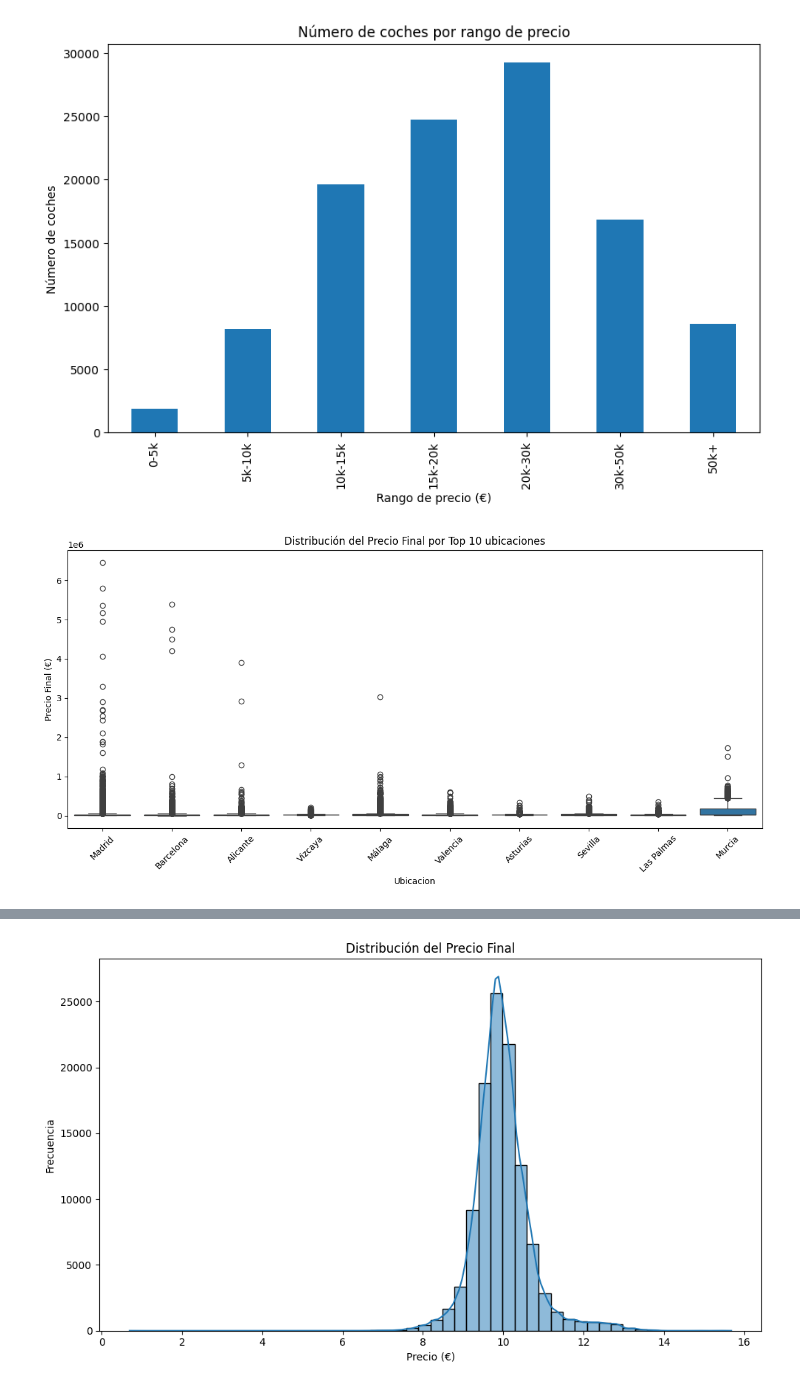
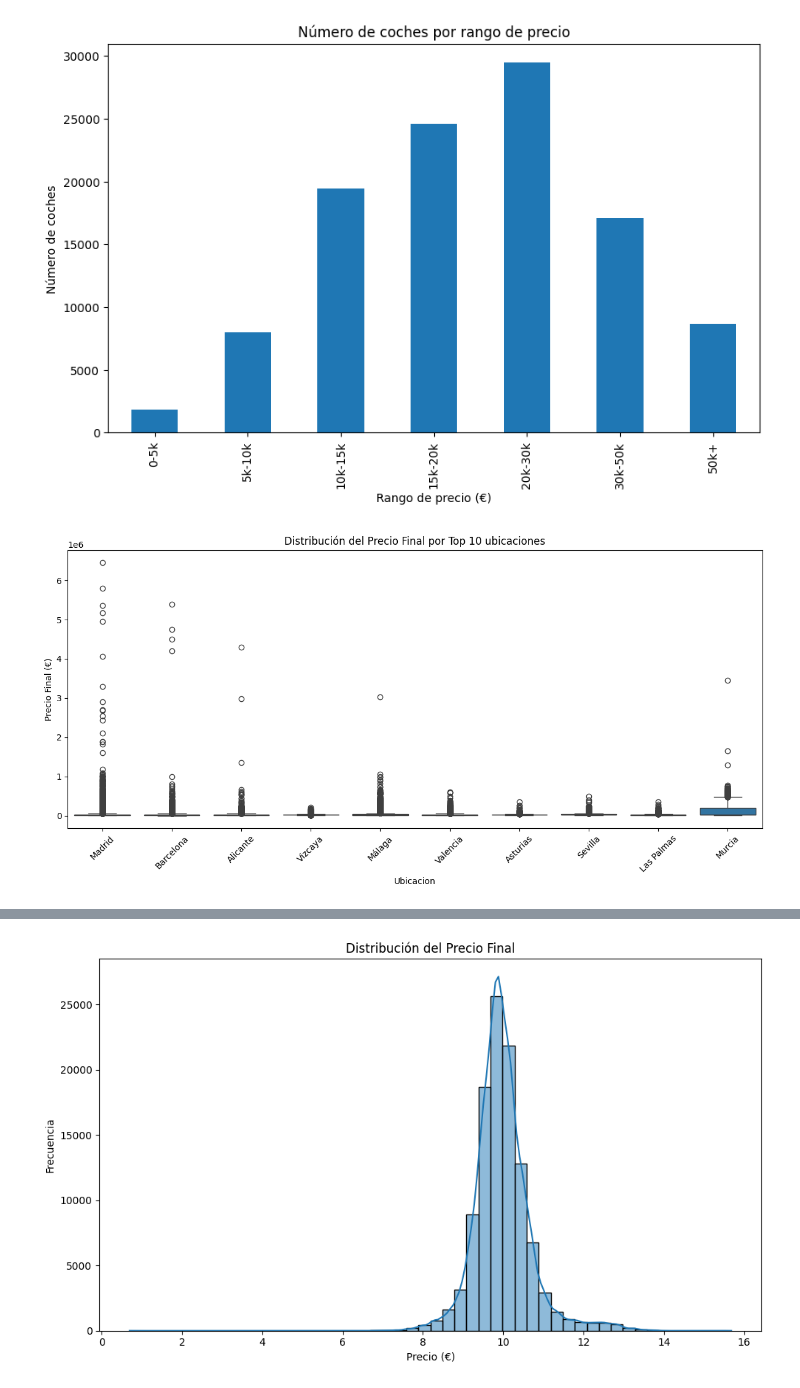
Before and after one commit to CristianT10/Proyecto-, a Jupyter notebook: Limpieza/01_limpieza_EDA.ipynb, the cells around one changed output, grey strips where cells are left out. Saved outputs shown, nothing was run; the diff lists cells and outputs as text; code cells hidden in the pictures.

```diff
--- a/Limpieza/01_limpieza_EDA.ipynb
+++ b/Limpieza/01_limpieza_EDA.ipynb
@@ -21,24 +21,24 @@ df=limpiar_financiacion(df)
 # %%
 def limpiar_precio_y_descuento(df):
     df = df.copy()
+
     df['precio_contado'] = df['precio_contado'].str.replace('Al contado', '', regex=False).str.strip()
     df = df[~df['precio_contado'].isin(['Consultar-100%', 'Consultar'])]
 
     df['descuento'] = df['precio_contado'].str.extract(r'€\s*(.+)$', expand=False).fillna('')
+    df['descuento'] = df['descuento'].replace('', '0%')
+
     df['precio_contado'] = df['precio_contado'].str.replace(r'€\s*.+$', '€', regex=True).str.strip()
-    df['descuento'] = df['descuento'].replace('', '0%')
-    df['descuento_num'] = df['descuento'].str.replace('%', '', regex=False).astype(float) / 100
 
     df['precio_contado'] = df['precio_contado'].str.replace('€', '', regex=False)
     df['precio_contado'] = df['precio_contado'].str.replace('.', '', regex=False).str.strip()
     df['precio_contado'] = pd.to_numeric(df['precio_contado'], errors='coerce')
 
-    df['precio'] = df['precio_contado'] * (1 + df['descuento_num'])
-    df = df.rename(columns={'precio': 'precio_final'})
+    df['descuento'] = df['descuento'].str.replace('%', '', regex=False).astype(float) / 100
 
-    df = df.drop(columns=['descuento'])
-    df = df.rename(columns={'descuento_num': 'descuento'})
     df['precio_contado'] = df['precio_contado'].astype(float)
+
+    df = df.rename(columns={'precio_contado': 'precio'})
 
     return df
 
@@ -265,27 +265,27 @@ plt.show()
 [figure]
 # %%
-bins = [0, 5000, 10000, 15000, 20000, 30000, 50000, df['precio_final'].max()]
+bins = [0, 5000, 10000, 15000, 20000, 30000, 50000, df['precio'].max()]
 labels = ['0-5k', '5k-10k', '10k-15k', '15k-20k', '20k-30k', '30k-50k', '50k+']
 
-df['precio_rango'] = pd.cut(df['precio_final'], bins=bins, labels=labels, include_lowest=True)
+df['precio_rango'] = pd.cut(df['precio'], bins=bins, labels=labels, include_lowest=True)
 
 
 frecuencias = df['precio_rango'].value_counts().sort_index()
 
 plt.figure(figsize=(10,6))
 frecuencias.plot(kind='bar')
 plt.title('Número de coches por rango de precio')
 plt.xlabel('Rango de precio (€)')
 plt.ylabel('Número de coches')
 plt.show()
 # %% [output]
-[figure, old version]
+[figure, new version]
 # %%
 top_ubicacion = df['ubicacion'].value_counts().nlargest(10).index
 df_top = df[df['ubicacion'].isin(top_ubicacion)]
 
 plt.figure(figsize=(12,6))
-sns.boxplot(data=df_top, x='ubicacion', y='precio_final')
+sns.boxplot(data=df_top, x='ubicacion', y='precio')
 plt.title('Distribución del Precio Final por Top 10 ubicaciones')
 plt.xlabel('Ubicacion')
 plt.ylabel('Precio Final (€)')
@@ -293,6 +293,6 @@ plt.xticks(rotation=45)
 plt.tight_layout()
 plt.show()
 # %% [output]
-[figure, old version]
+[figure, new version]
 # %%
 plt.figure(figsize=(10,6))
```
Also changed, not shown: parts of 5 cells of this notebook.
